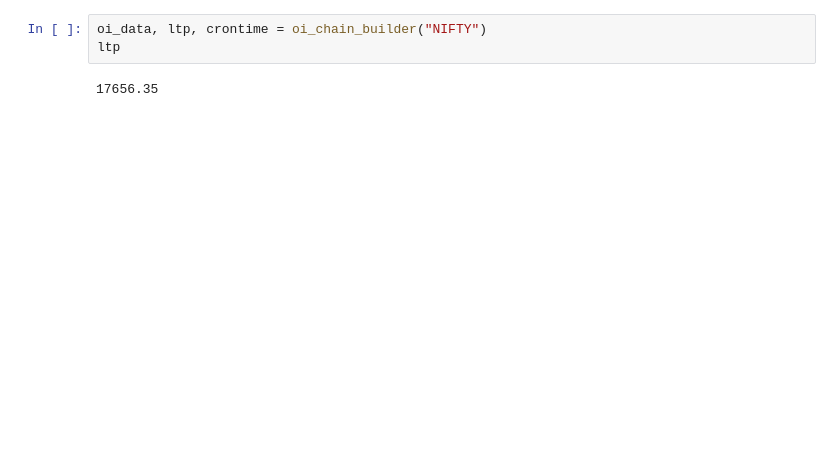
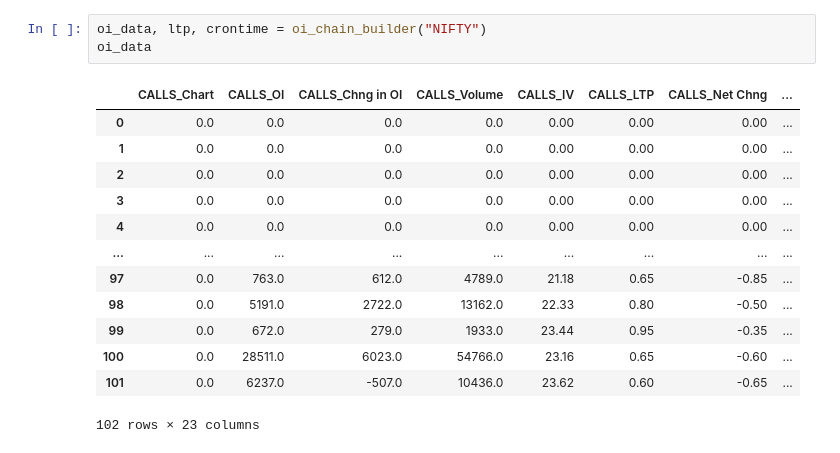
Before and after one commit to Gaurav9969351313/My-Dream-Thing-Preparation, a Jupyter notebook: MY_STOCK_MARKET_RESERACH/2_CHART_INK_SCANNER/BEST_NSEPython.ipynb, the cells around one changed output. Saved outputs shown, nothing was run; the diff lists cells and outputs as text; blank space fills up the shorter version.

```diff
--- a/MY_STOCK_MARKET_RESERACH/2_CHART_INK_SCANNER/BEST_NSEPython.ipynb
+++ b/MY_STOCK_MARKET_RESERACH/2_CHART_INK_SCANNER/BEST_NSEPython.ipynb
@@ -177,5 +399,17 @@ get_pe_ce_price("NIFTY", atm_strike)
 # %%
 oi_data, ltp, crontime = oi_chain_builder("NIFTY")
-ltp
+oi_data
 # %% [output]
+|  | CALLS_Chart | CALLS_OI | CALLS_Chng in OI | CALLS_Volume | CALLS_IV | CALLS_LTP | CALLS_Net Chng | ... |
+| 0 | 0.0 | 0.0 | 0.0 | 0.0 | 0.00 | 0.00 | 0.00 | ... |
+| 1 | 0.0 | 0.0 | 0.0 | 0.0 | 0.00 | 0.00 | 0.00 | ... |
+| 2 | 0.0 | 0.0 | 0.0 | 0.0 | 0.00 | 0.00 | 0.00 | ... |
+| 3 | 0.0 | 0.0 | 0.0 | 0.0 | 0.00 | 0.00 | 0.00 | ... |
+| 4 | 0.0 | 0.0 | 0.0 | 0.0 | 0.00 | 0.00 | 0.00 | ... |
+| ... | ... | ... | ... | ... | ... | ... | ... | ... |
+| 97 | 0.0 | 763.0 | 612.0 | 4789.0 | 21.18 | 0.65 | -0.85 | ... |
+| 98 | 0.0 | 5191.0 | 2722.0 | 13162.0 | 22.33 | 0.80 | -0.50 | ... |
+| 99 | 0.0 | 672.0 | 279.0 | 1933.0 | 23.44 | 0.95 | -0.35 | ... |
+| 100 | 0.0 | 28511.0 | 6023.0 | 54766.0 | 23.16 | 0.65 | -0.60 | ... |
+| 101 | 0.0 | 6237.0 | -507.0 | 10436.0 | 23.62 | 0.60 | -0.65 | ... |
-17656.35
+102 rows × 23 columns
```
Also changed, not shown: parts of 21 cells of this notebook, 6 other files.
